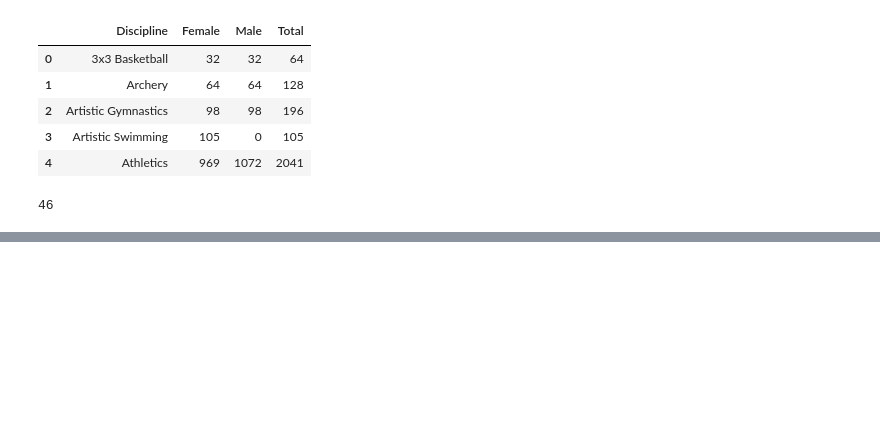
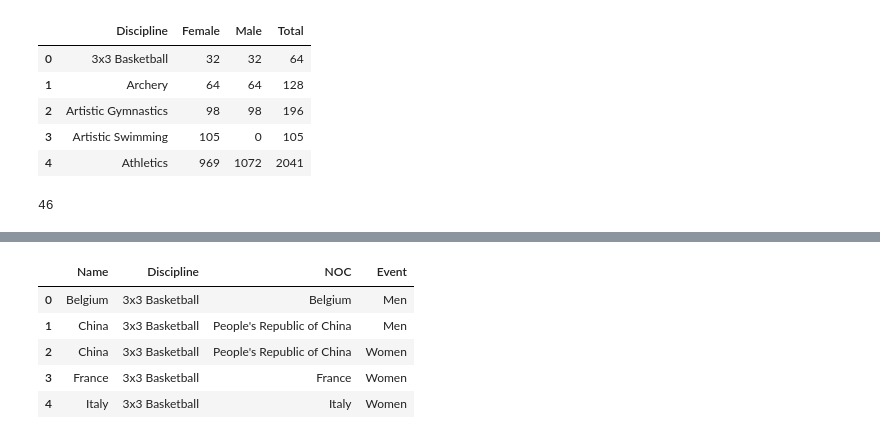
Before and after one commit to zmkarakas/data_science_project_pyspark-plotly, a Jupyter notebook: data_science_project_pyspark.ipynb, the cells around one changed output, grey strips where cells are left out. Saved outputs shown, nothing was run; the diff lists cells and outputs as text; code cells hidden in the pictures; blank space fills up the shorter version.

```diff
--- a/data_science_project_pyspark.ipynb
+++ b/data_science_project_pyspark.ipynb
@@ -238,2 +306,11 @@ fig.show()
 # %% [output]
 [interactive output not drawn]
+# %%
+teams.head()
+# %% [output]
+|  | Name | Discipline | NOC | Event |
+| 0 | Belgium | 3x3 Basketball | Belgium | Men |
+| 1 | China | 3x3 Basketball | People's Republic of China | Men |
+| 2 | China | 3x3 Basketball | People's Republic of China | Women |
+| 3 | France | 3x3 Basketball | France | Women |
+| 4 | Italy | 3x3 Basketball | Italy | Women |
```
Also changed, not shown: parts of 14 cells of this notebook.
